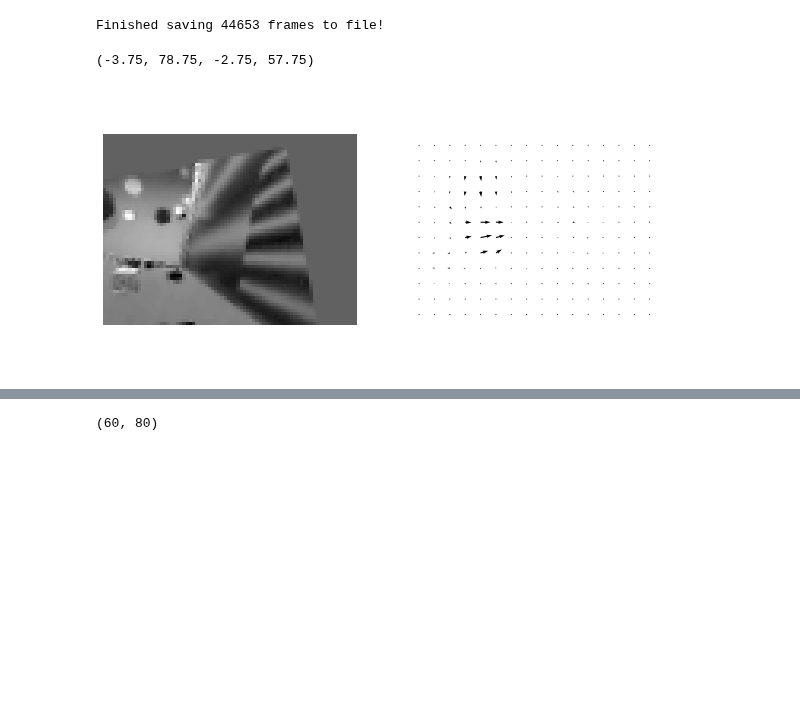
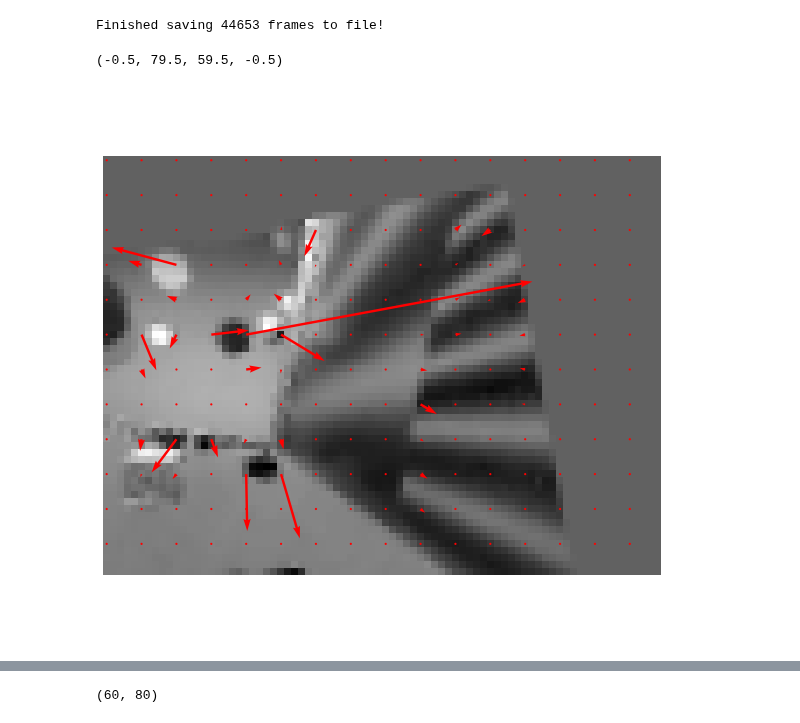
Before and after one commit to nielllab/FreelyMovingEphys, a Jupyter notebook: project_analysis/ephys/phil_group_ephys_analysis.ipynb, the cells around one changed output, grey strips where cells are left out. Saved outputs shown, nothing was run; the diff lists cells and outputs as text; code cells hidden in the pictures; blank space fills up the shorter version.

```diff
--- a/project_analysis/ephys/phil_group_ephys_analysis.ipynb
+++ b/project_analysis/ephys/phil_group_ephys_analysis.ipynb
@@ -98,11 +101,14 @@ print('finished making PDF!')
 finished making PDF!
 # %%
 ### calculate optic flow for the entire video
+nx=5 #downsample factor
+scale=0.25
+win=5
 
 fr = wc_data.shape[0]-1 # total number of frames in video (-1 since we're taking the difference between consecutive)
-w = wc_data.shape[1] # image width
-h = wc_data.shape[2] # image height
-flow_data = np.zeros((fr,w,h,2)) # initialize optic flow array
+h = wc_data.shape[1] # image height
+w = wc_data.shape[2] # image width
+flow_data = np.zeros((fr,h,w,2)) # initialize optic flow array
 
 ### loop over all frames to get optic flow, populate array
 for f in range(fr):
@@ -114,7 +120,7 @@ new_flow1 = np.reshape(flow_data,(flow_data.shape[0],flow_data.shape[1]*flow_dat
 new_flow2 = np.reshape(new_flow,(flow_data.shape[0],flow_data.shape[1]*flow_data.shape[2]*flow_data.shape[3]))
 new_flow2 = new_flow2.astype('float32')
 ### save out the data
-np.save(r'T:\freely_moving_ephys\%s_flow_data.npy' % os.path.split(vid_file)[-1][:-4],flow_data)
+np.save(r'T:\freely_moving_ephys\%s_flow_data_win%d.npy' % (os.path.split(vid_file)[-1][:-4],win),flow_data)
 
 print('Finished saving %d frames to file!' % fr)
 # %% [output]
@@ -122,22 +128,22 @@ Finished saving 44653 frames to file!
 # %%
 t=100
 nx = 5
 scale = 0.25
 
-fig, axs = plt.subplots(1,2,figsize=(10,5))
+fig, ax = plt.subplots(1,1,figsize=(10,10))
 
-ax = axs[0]
+# ax = axs[0]
 ax.imshow(wc_data[t,:,:],cmap='gray')
 ax.axis('off')
 ax.axis('equal')
 
-ax = axs[1]
+# ax = axs[1]
 U = flow_data[t,:,:,0]
 V = flow_data[t,:,:,1]
-ax.quiver(X[::nx,::nx],Y[::nx,::nx],U[::nx,::nx],-V[::nx,::nx],scale=scale)
+ax.quiver(X[::nx,::nx],Y[::nx,::nx],U[::nx,::nx],-V[::nx,::nx],scale=scale,color='r')
 ax.axis('off')
 ax.axis('equal')
 # %% [output]
-(-3.75, 78.75, -2.75, 57.75)
+(-0.5, 79.5, 59.5, -0.5)
-[figure, old version]
+[figure, new version]
 # %%
```
Also changed, not shown: parts of 9 cells of this notebook.
